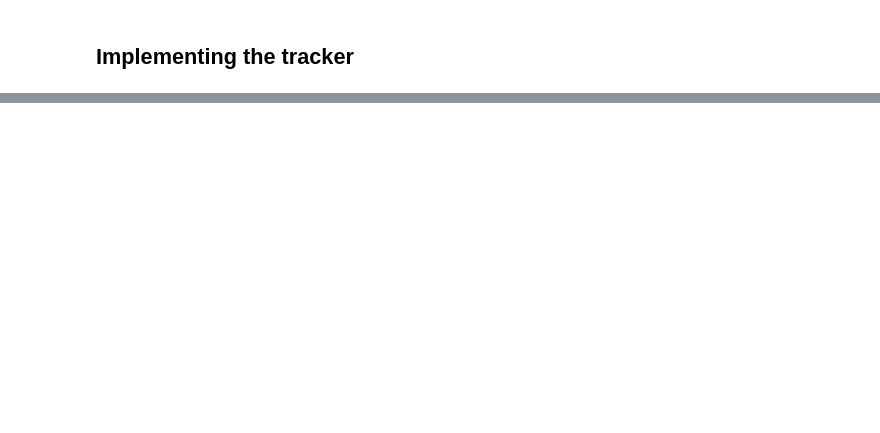
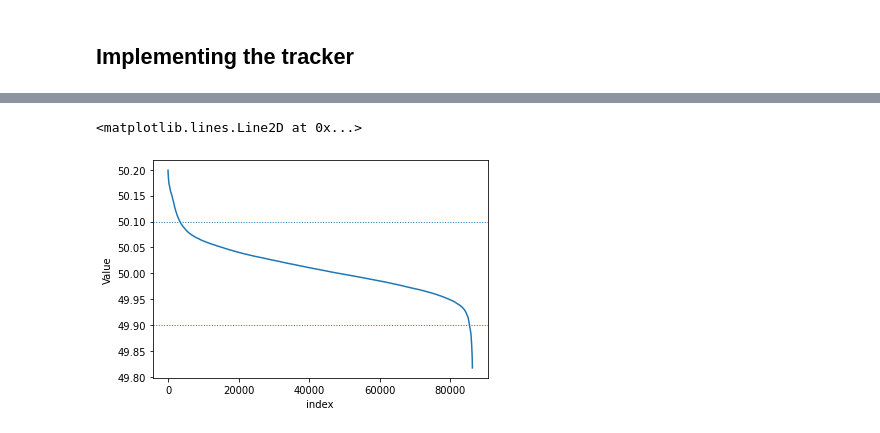
Before and after one commit to LS-io/freq-py, a Jupyter notebook: test.ipynb, the cells around one changed output, grey strips where cells are left out. Drawn from its saved outputs; the diff is of its cells as text; code cells hidden in the pictures; blank space fills up the shorter version.

```diff
--- a/test.ipynb
+++ b/test.ipynb
@@ -286,3 +278,10 @@ data['Value'].ewm(alpha = 0.0001).mean().plot()
 # also log each specific occurence to understand how often in the day do the variations occur.
 # If so, the algorithms need to create a separate log of occurence each time this happes, log while it is above
 # (below) the threshold and close the log when it returns to the normal boundary.
+# %%
+agg_values = pd.DataFrame(data)
+agg_values['Time'] = pd.to_datetime(agg_values['Time'])
+agg_values = agg_values.reset_index()
+agg_values = agg_values.drop(columns = ['index'], axis = 1)
+agg_values = agg_values.set_index('Time')
+agg_values
@@ -288,0 +303,5 @@ data['Value'].ewm(alpha = 0.0001).mean().plot()
+# %%
+sorted_sec = agg_values.resample("1s").mean()
+# %%
+sorted_sec = sorted_sec.sort_values(by = ['Value'], ascending = False)
+sorted_sec
@@ -288,0 +323,4 @@ data['Value'].ewm(alpha = 0.0001).mean().plot()
+# %%
+sorted_sec = (sorted_sec.reset_index()).reset_index()
+sorted_sec
+#sns.lineplot(data = sorted_sec, x = 'index', y = 'Value')
@@ -288,0 +341,7 @@ data['Value'].ewm(alpha = 0.0001).mean().plot()
+# %%
+plot1 = sns.lineplot(data = sorted_sec, x = 'index', y = 'Value')
+plot1.axhline(50.1, linewidth = 1, linestyle = ':')
+plot1.axhline(49.9, linewidth = 1, linestyle = ':')
+# %% [output]
+<matplotlib.lines.Line2D at 0x...>
+[figure, added]
```
Also changed, not shown: parts of 7 cells of this notebook, 1 other file.
